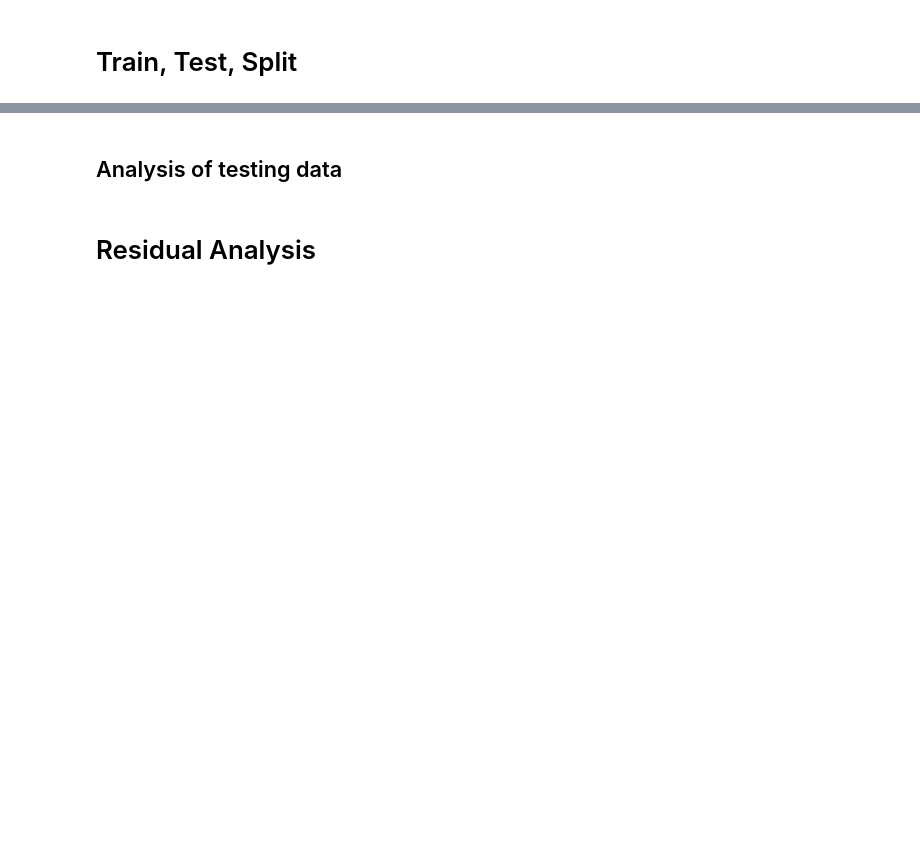
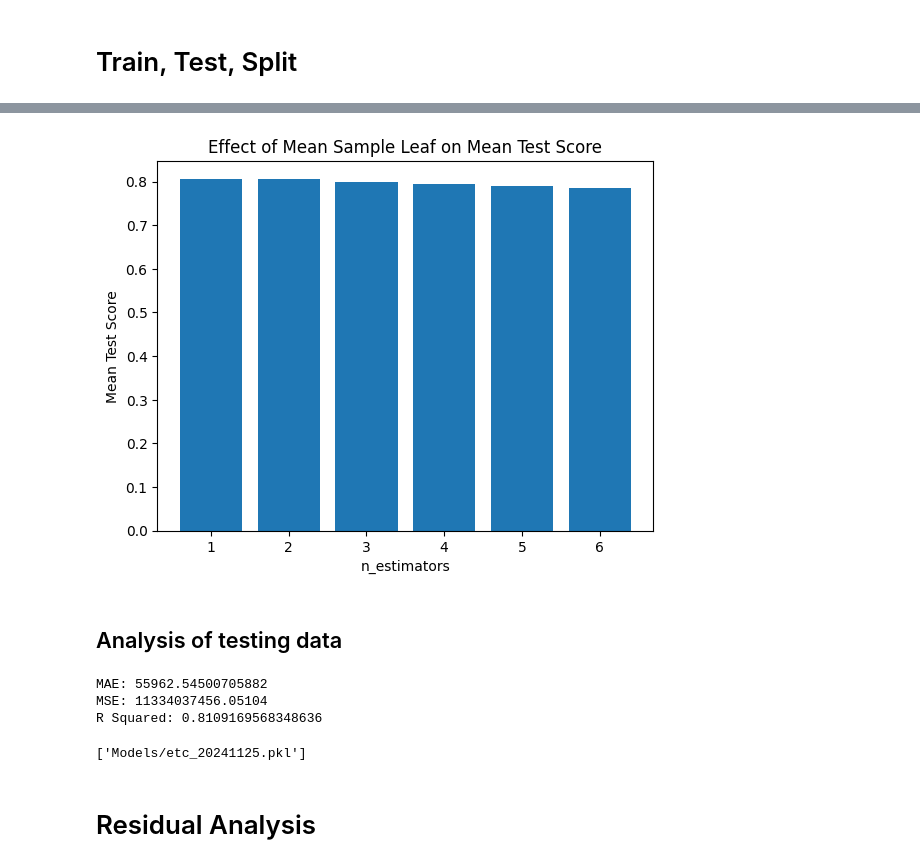
Before and after one commit to PorkChopExpress86/HouseProtestValues, a Jupyter notebook: HouseValues.ipynb, the cells around one changed output, grey strips where cells are left out. Cells and saved outputs as stored; diff of their text form; code cells hidden in the pictures; blank space fills up the shorter version.

```diff
--- a/HouseValues.ipynb
+++ b/HouseValues.ipynb
@@ -73,7 +76,7 @@ def haversine(lat1, lon1, lat2, lon2):
 # df = pd.DataFrame(data)
 
 # Define the single point (latitude, longitude) to calculate the distance from
-single_point = (-95.370100, 29.760100)  # Houston
+single_point = (29.760100, -95.370100)  # Houston
 
 # Add a new column with distances
 df["distance_miles"] = df.apply(
@@ -162,5 +179,5 @@ plt.show()
 ## Sample Size Reduction
 Since the data set is still over 1M homes, we need to reduce the size to create a model.
 # %%
-sample_df = df.sample(n=25000, random_state=42)
+sample_df = df.sample(n=10000, random_state=42)
 show(sample_df)
@@ -208,16 +232,15 @@ print(X.shape)
 # Train, Test, Split
 # %%
 x_train, x_test, y_train, y_test = train_test_split(
-    X, y_assessed, test_size=0.3, random_state=42
+    X, y_assessed, test_size=0.2, random_state=42
 )
 # %%
 etc = ExtraTreesRegressor(random_state=42)
 # %%
 param_grid = {
-    "n_estimators": [100, 200, 300, 400, 500, 600, 700, 800, 900, 1000],
-    "min_samples_leaf": [1, 2],
-    "max_features": ["sqrt", "log2", 10, 20, 26],
-    "criterion": ["friedman_mse", "absolute_error"],
+    "n_estimators": [1600, 1700, 1800, 1900, 2000],
+    "min_samples_leaf": [1, 2, 3, 4, 5, 6],
+    "max_features": [27],
 }
 # %%
 etc_cv = GridSearchCV(etc, param_grid, cv=5, n_jobs=-1, scoring="r2")
@@ -244,3 +286,15 @@ plt.show()
+# %%
+plt.bar(
+    etc_cv_results["param_min_samples_leaf"],
+    etc_cv_results["mean_test_score"],
+    width=0.8,
+)
+plt.xlabel("n_estimators")
+plt.ylabel("Mean Test Score")
+plt.title("Effect of Mean Sample Leaf on Mean Test Score")
+plt.show()
+# %% [output]
+[figure, added]
 # %% [markdown]
 ## Analysis of testing data
 # %%
@@ -249,6 +303,10 @@ etc_mae = mean_absolute_error(y_test, etc_pred)
 etc_mse = mean_squared_error(y_test, etc_pred)
 etc_r2 = r2_score(y_test, etc_pred)
 print(f"MAE: {etc_mae}\nMSE: {etc_mse}\nR Squared: {etc_r2}\n")
+# %% [output]
+MAE: 55962.54500705882
+MSE: 11334037456.05104
+R Squared: 0.8109169568348636
 # %%
 # Save model
 import joblib
@@ -261,6 +319,8 @@ current_date = datetime.now()
 formatted_date = current_date.strftime("%Y%m%d")
 
 joblib.dump(etc_cv, f"Models/etc_{formatted_date}.pkl")
+# %% [output]
+['Models/etc_20241125.pkl']
 # %% [markdown]
 # Residual Analysis
 # %%
```
Also changed, not shown: parts of 30 cells of this notebook.
